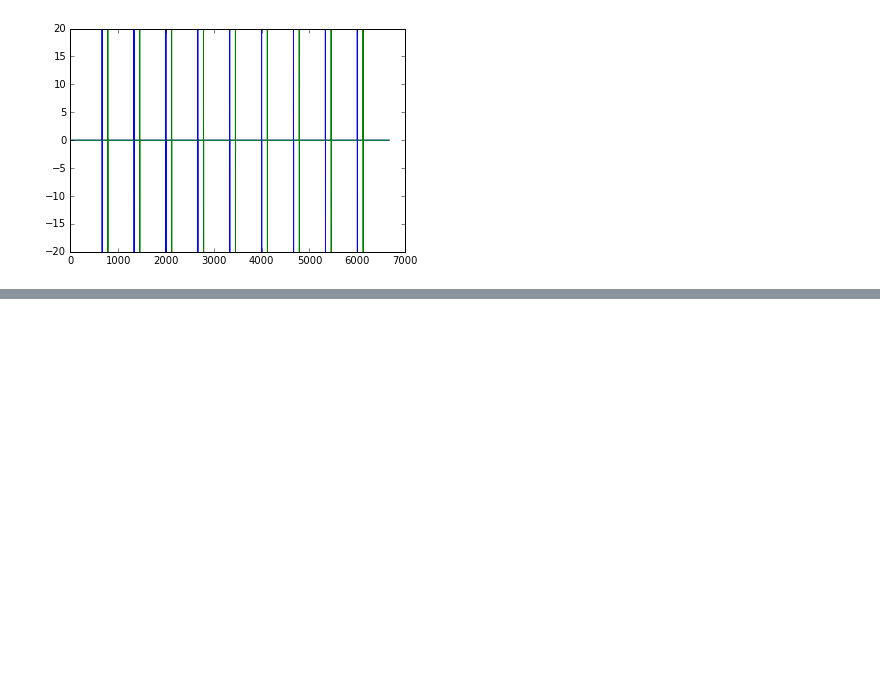
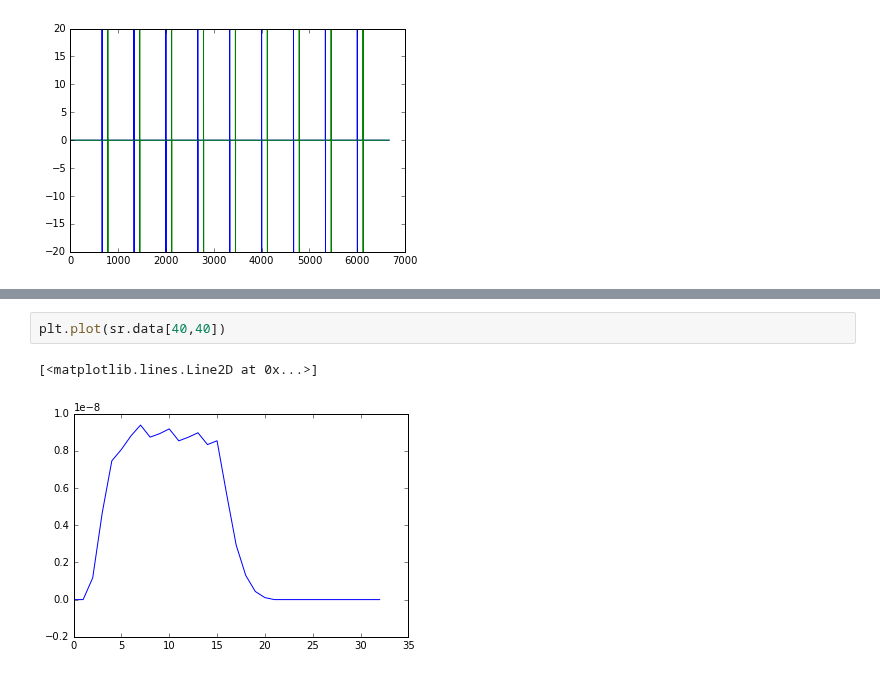
Before and after one commit to pulse2percept/pulse2percept, a Jupyter notebook: python/notebooks/Psycho2PulseTrain.ipynb, the cells around one changed output, grey strips where cells are left out. Cells and saved outputs as stored; diff of their text form; blank space fills up the shorter version.

```diff
--- a/python/notebooks/Psycho2PulseTrain.ipynb
+++ b/python/notebooks/Psycho2PulseTrain.ipynb
@@ -51,0 +55,5 @@ SyntaxError: unexpected EOF while parsing (<ipython-input-8-57d3524551e4>, line
+# %%
+plt.plot(sr.data[40,40])
+# %% [output]
+[<matplotlib.lines.Line2D at 0x...>]
+[figure, added]
```
Also changed, not shown: parts of 12 cells of this notebook.
